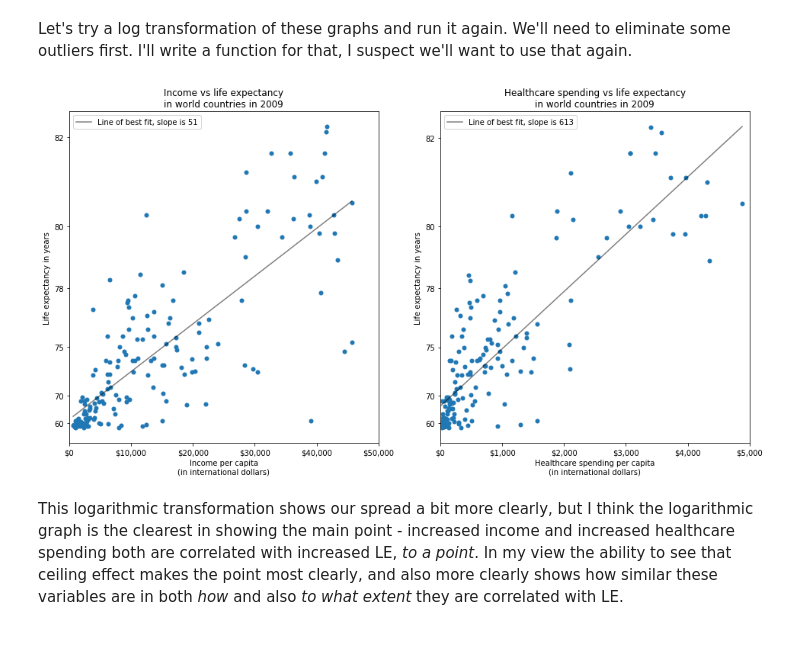
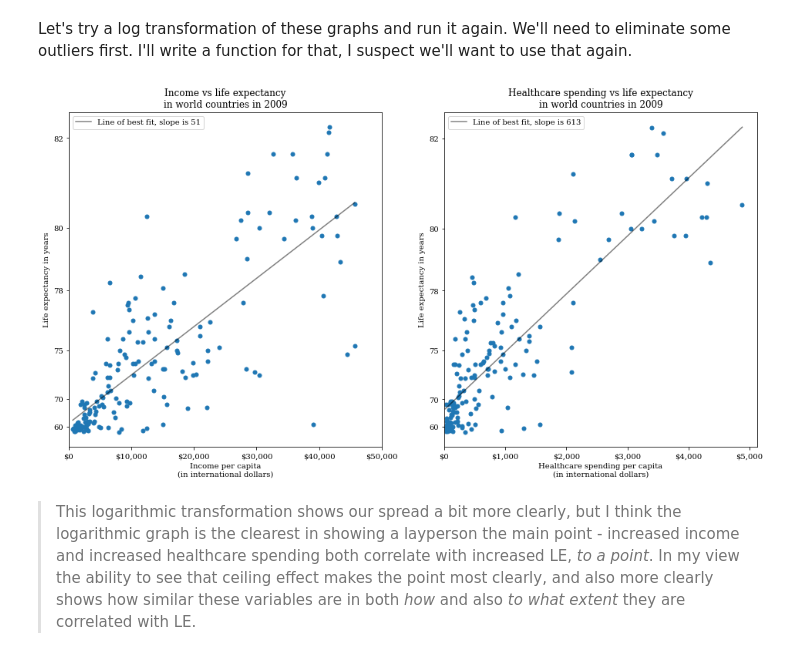
Before and after one commit to mullendavidh/nanodegree-project-5, a Jupyter notebook: exploration_template.ipynb, the cells around one changed output. Drawn from its saved outputs; the diff is of its cells as text; code cells hidden in the pictures.

```diff
--- a/exploration_template.ipynb
+++ b/exploration_template.ipynb
@@ -8,6 +8,8 @@ My dataset will require quite a bit of extra wrangling, but I'm hoping the resul
 # %%
 # import all packages
 import matplotlib.pyplot as plt
+from matplotlib import rcParams
+rcParams['font.family'] = 'serif'
 import pandas as pd
 import numpy as np
 import seaborn as sb
@@ -15,6 +17,7 @@ import statsmodels.api as sm
 from bs4 import NavigableString, BeautifulSoup
 import os
 
+
 # set plots to be embedded inline
 %matplotlib inline
 # %%
@@ -28,10 +31,6 @@ le = pd.read_csv(le_filename, header=0, index_col=0)
 #inflation adjusted income per person
 ic_filename = 'data/income_per_person_gdppercapita_ppp_inflation_adjusted.csv'
 ic = pd.read_csv(ic_filename, header=0, index_col=0)
-
-#out of pocket percent of total health spending
-op_filename = 'data/out_of_pocket_share_of_total_health_spending_percent.csv'
-op = pd.read_csv(op_filename, header=0, index_col=0)
 
 #total health spending per person
 th_filename = 'data/total_health_spending_per_person_international_dollar.csv'
@@ -51,6 +50,10 @@ pp = pd.read_csv(pp_filename, header=0, index_col=0)
 # ps_filename = 'data/private_share_of_total_health_spending_percent.csv'
 # ps = pd.read_csv(ps_filename, header=0, index_col=0)
 
+# #out of pocket percent of total health spending
+# op_filename = 'data/out_of_pocket_share_of_total_health_spending_percent.csv'
+# op = pd.read_csv(op_filename, header=0, index_col=0)
+
 print(le.index.values)
 # %% [output]
 ['Afghanistan' 'Albania' 'Algeria' 'Andorra' 'Angola'
@@ -184,13 +187,11 @@ def keep_one_year(df, year):
 # Now we apply it to each table
 le = keep_one_year(le, year)
 ic = keep_one_year(ic, year)
-op = keep_one_year(op, year)
 th = keep_one_year(th, year)
 pp = keep_one_year(pp, year)
 
 le.rename(columns = {year:'le'}, inplace = True)
 ic.rename(columns = {year:'ic'}, inplace = True)
-op.rename(columns = {year:'op'}, inplace = True)
 th.rename(columns = {year:'th'}, inplace = True)
 pp.rename(columns = {year:'pp'}, inplace = True)
 
@@ -200,8 +201,10 @@ le.head()
 # currently unused tables
 #gs = keep_one_year(gs, year)
 #ps = keep_one_year(ps, year)
+# op = keep_one_year(op, year)
 #gs.rename(columns = {'2001':'gs'}, inplace = True)
 #ps.rename(columns = {'2001':'ps'}, inplace = True)
+# op.rename(columns = {year:'op'}, inplace = True)
 # %% [output]
 |  | le |
 | country |  |
@@ -635,14 +635,14 @@ def remove_head_and_tail(df, column, nhead, ntail):
     return df_return
 # %%
 # remove a few outliers first, selected by visualization of the graph.
-df_g1 = remove_head_and_tail(df_g, 'ic', 8, 0)
-df_g2 = remove_head_and_tail(df_g1, 'le', 1, 0)
-df_g3 = remove_head_and_tail(df_g2, 'th', 1, 0)
+df_gtemp1 = remove_head_and_tail(df_g, 'ic', 8, 0)
+df_gtemp2 = remove_head_and_tail(df_g1, 'le', 1, 0)
+df_g1 = remove_head_and_tail(df_g2, 'th', 1, 0)
 
 # extract our x and y values for our graphs
-y = 1.2**df_g3.loc[:,'le'].values
-x1 = df_g3.loc[:,'ic'].values
-x2 = df_g3.loc[:,'th'].values
+y = 1.2**df_g1.loc[:,'le'].values
+x1 = df_g1.loc[:,'ic'].values
+x2 = df_g1.loc[:,'th'].values
 
 fig = plt.figure(figsize=(16, 8))
 
@@ -670,37 +670,37 @@ plt.xticks(xtick_locs, xtick_props)
 m1, b1 = np.polyfit(x1, y, 1)
 plt.plot(np.sort(x1), m1*np.sort(x1) + b1, \
          label='Line of best fit, slope is {}'.format(str(int(m1))), color='black', alpha = .5)
 plt.legend();
 
 
 ##### GRAPH 2 #####
 plt.subplot(1,2,2)
 plt.scatter(x2, y, alpha=1, marker='.', s = 100, color=base_color)
 plt.xlabel('Healthcare spending per capita\n(in international dollars)')
 plt.ylabel('Life expectancy in years')
 plt.title('Healthcare spending vs life expectancy\nin world countries in {}'.format(str(year)))
-plt.xlim(0, x2.max()+50)
+plt.xlim(left=0)
 
 # find some key numbers to mark on y axis, and then convert them with our custom log base.
 locs = [1.2**60, 1.2**70, 1.2**75, 1.2**78, 1.2**80, 1.2**82, 1.2**85]
 base = 1.2
 ticks = (np.log(locs) / np.log(base)).astype(int)
 plt.yticks(locs, ticks)
 
 # xticks will only need formatting.
 xtick_locs = np.arange(0, df_g3['th'].max()+1000, 1000)
 xtick_props = ['${:,}'.format(int(v)) for v in xtick_locs]
 plt.xticks(xtick_locs, xtick_props)
 
 # draw best fit - sort isn't strictly necessary for linear bet fit but I'll use it here anyway.
 m2, b2 = np.polyfit(x2, y, 1)
 plt.plot(np.sort(x2), m2*np.sort(x2) + b2, \
          label='Line of best fit, slope is {}'.format(str(int(m2))), color='black', alpha = .5)
 plt.legend();
 # %% [output]
-[figure, old version]
+[figure, new version]
 # %% [markdown]
-This logarithmic transformation shows our spread a bit more clearly, but I think the logarithmic graph is the clearest in showing the main point - increased income and increased healthcare spending both are correlated with increased LE, _to a point_. In my view the ability to see that ceiling effect makes the point most clearly, and also more clearly shows how similar these variables are in both _how_ and also _to what extent_ they are correlated with LE.
+>This logarithmic transformation shows our spread a bit more clearly, but I think the logarithmic graph is the clearest in showing a layperson the main point - increased income and increased healthcare spending both correlate with increased LE, _to a point_. In my view the ability to see that ceiling effect makes the point most clearly, and also more clearly shows how similar these variables are in both _how_ and also _to what extent_ they are correlated with LE.
 # %% [markdown]
 ### Talk about some of the relationships you observed in this part of the investigation. How did the feature(s) of interest vary with other features in the dataset?
 
```
Also changed, not shown: parts of 21 cells of this notebook.
